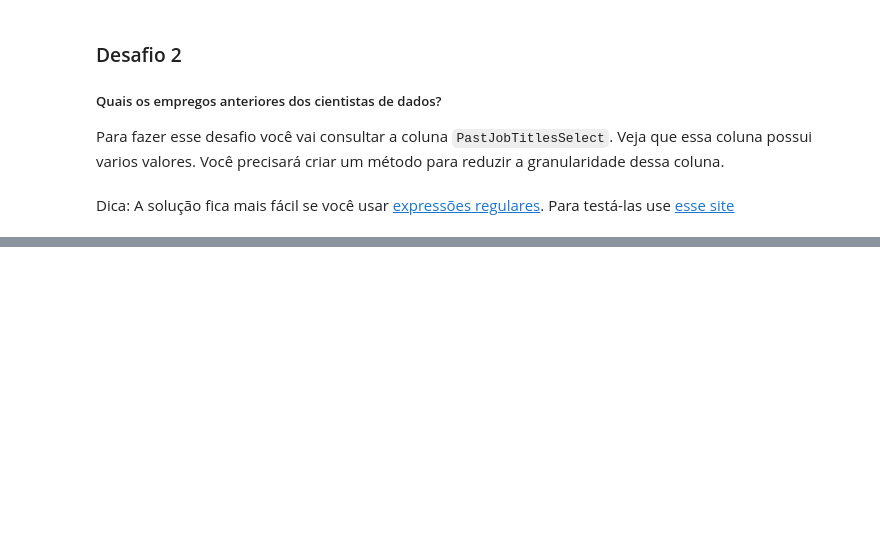
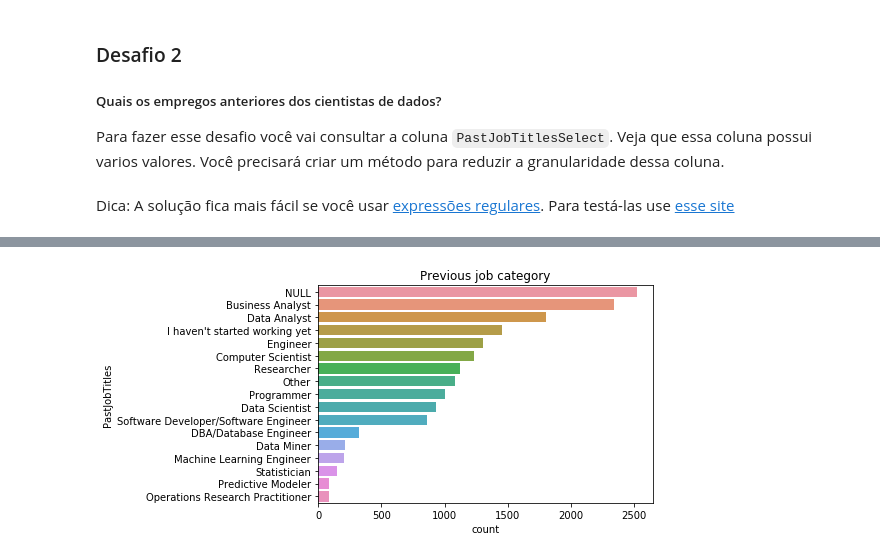
Before and after one commit to somostera/tera-datascience-out2018, a Jupyter notebook: 09-data-visualization/DataVisualization-2.ipynb, the cells around one changed output, grey strips where cells are left out. Saved outputs shown, nothing was run; the diff lists cells and outputs as text; code cells hidden in the pictures; blank space fills up the shorter version.

```diff
--- a/09-data-visualization/DataVisualization-2.ipynb
+++ b/09-data-visualization/DataVisualization-2.ipynb
@@ -41,0 +78,10 @@ Dica: A solução fica mais fácil se você usar [expressões regulares](https:/
+# %%
+df['PastJobTitlesSelect'] = df['PastJobTitlesSelect'].fillna('NULL')
+# %%
+past_job_category = []
+for s in df['PastJobTitlesSelect']:
+    past_job_category.append(re.sub(r'(?=,).*', '', s))
+
+df['PastJobTitles'] = past_job_category
+# %%
+df['PastJobTitles'] = df['PastJobTitlesSelect'].apply(lambda x: re.sub(r'(?=,).*', '', x))
@@ -41,0 +118,6 @@ Dica: A solução fica mais fácil se você usar [expressões regulares](https:/
+# %%
+_ = sns.countplot(y = "PastJobTitles",
+                  data=df,
+                  order=df["PastJobTitles"].value_counts().index).set_title("Previous job category")
+# %% [output]
+[figure, added]
```
Also changed, not shown: parts of 10 cells of this notebook, 15 other files.
